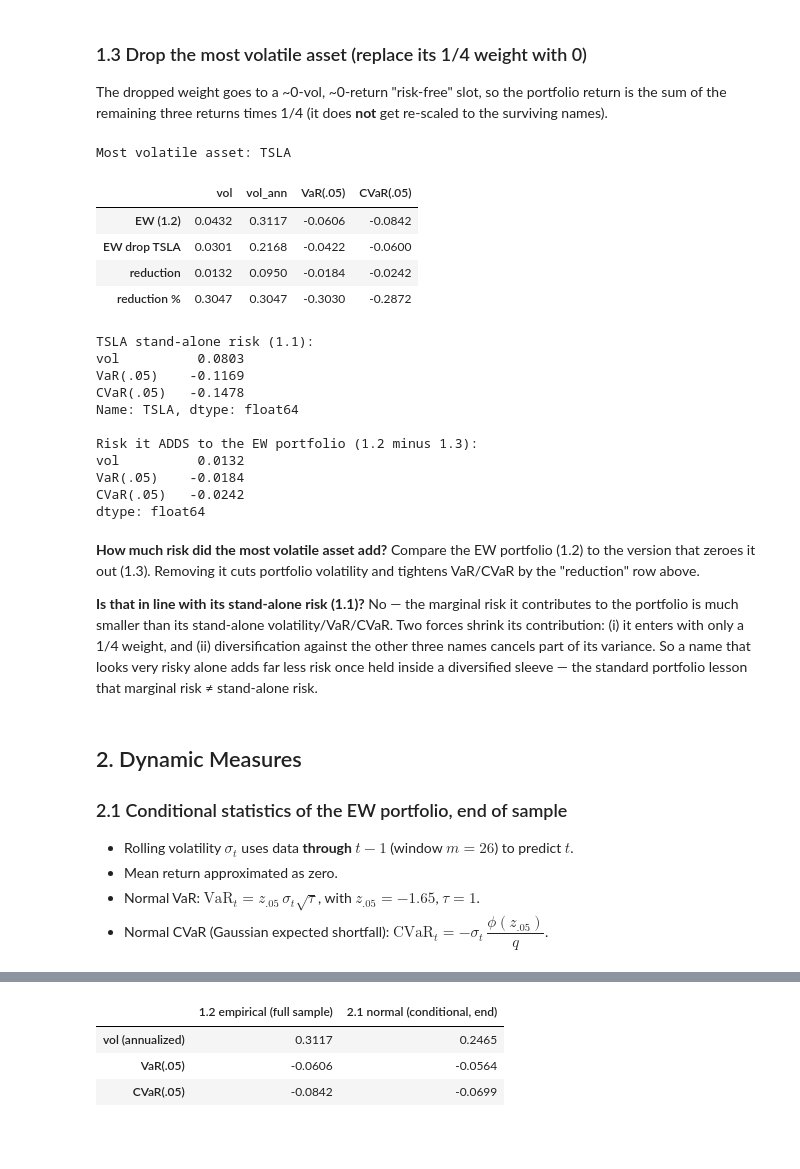
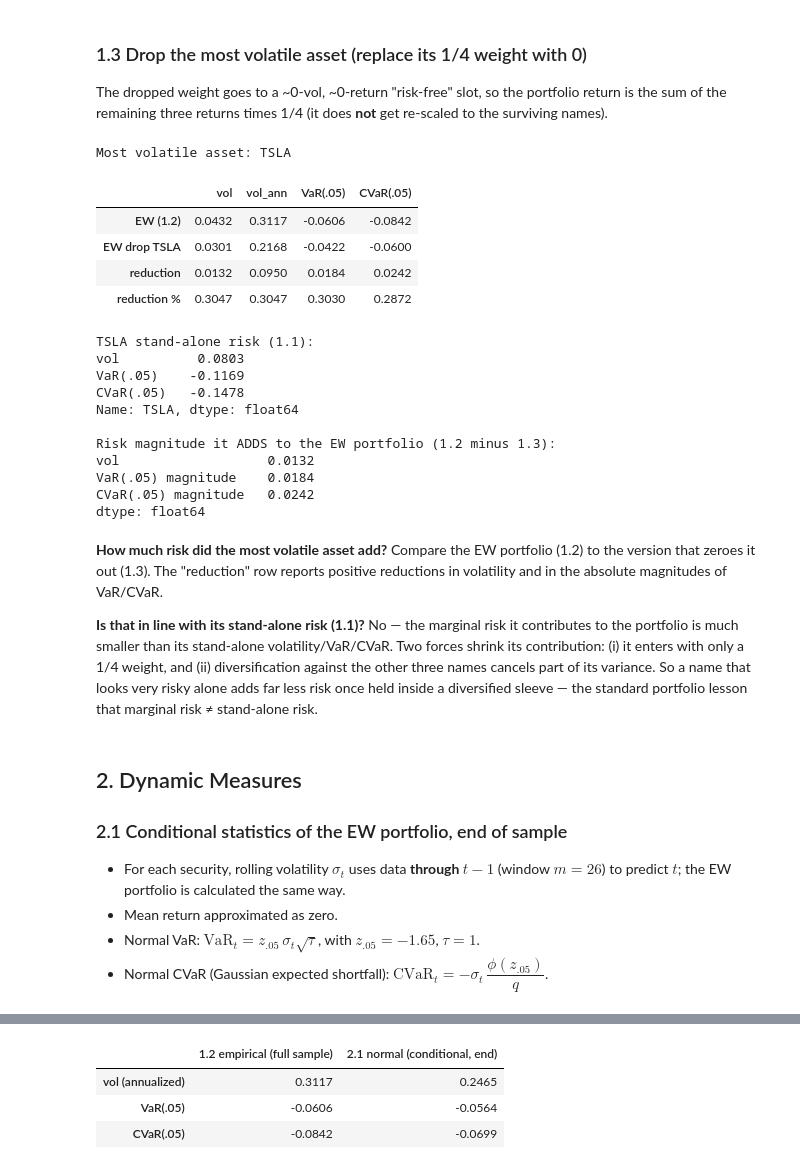
Before and after one commit to calebjyoung27/finm-25000-hw-6, a Jupyter notebook: var-equity-portfolio/var_analysis.ipynb, the cells around one changed output, grey strips where cells are left out. Cells and saved outputs as stored; diff of their text form; code cells hidden in the pictures; blank space fills up the shorter version.

Commit message:
Complete VaR rolling volatility requirements

```diff
--- a/var-equity-portfolio/var_analysis.ipynb
+++ b/var-equity-portfolio/var_analysis.ipynb
@@ -105,27 +105,35 @@ The dropped weight goes to a ~0-vol, ~0-return "risk-free" slot, so the portfoli
 # %%
 most_vol = table["vol"].idxmax()
 keep = [t for t in TICKERS if t != most_vol]
 port3 = rets[keep].sum(axis=1) * 0.25   # dropped weight -> 0
 
 drop_stats = risk_stats(port3).rename(f"EW drop {most_vol}")
 res13 = pd.concat([port_stats.rename("EW (1.2)"), drop_stats], axis=1).T
 res13.loc["reduction"] = res13.loc["EW (1.2)"] - res13.loc[f"EW drop {most_vol}"]
+tail_cols = ["VaR(.05)", "CVaR(.05)"]
+res13.loc["reduction", tail_cols] = (res13.loc["EW (1.2)", tail_cols].abs()
+                                          - res13.loc[f"EW drop {most_vol}", tail_cols].abs())
 res13.loc["reduction %"] = res13.loc["reduction"] / res13.loc["EW (1.2)"].abs()
 print("Most volatile asset:", most_vol)
 res13
 # %% [output]
 Most volatile asset: TSLA
 |  | vol | vol_ann | VaR(.05) | CVaR(.05) |
 | EW (1.2) | 0.0432 | 0.3117 | -0.0606 | -0.0842 |
 | EW drop TSLA | 0.0301 | 0.2168 | -0.0422 | -0.0600 |
-| reduction | 0.0132 | 0.0950 | -0.0184 | -0.0242 |
-| reduction % | 0.3047 | 0.3047 | -0.3030 | -0.2872 |
+| reduction | 0.0132 | 0.0950 | 0.0184 | 0.0242 |
+| reduction % | 0.3047 | 0.3047 | 0.3030 | 0.2872 |
 # %%
 standalone = table.loc[most_vol, ["vol", "VaR(.05)", "CVaR(.05)"]]
 print(f"{most_vol} stand-alone risk (1.1):")
 print(standalone)
-print(f"\nRisk it ADDS to the EW portfolio (1.2 minus 1.3):")
-print((port_stats[["vol", "VaR(.05)", "CVaR(.05)"]] - drop_stats[["vol", "VaR(.05)", "CVaR(.05)"]]))
+risk_added = pd.Series({
+    "vol": port_stats["vol"] - drop_stats["vol"],
+    "VaR(.05) magnitude": abs(port_stats["VaR(.05)"]) - abs(drop_stats["VaR(.05)"]),
+    "CVaR(.05) magnitude": abs(port_stats["CVaR(.05)"]) - abs(drop_stats["CVaR(.05)"]),
+})
+print(f"\nRisk magnitude it ADDS to the EW portfolio (1.2 minus 1.3):")
+print(risk_added)
 # %% [output]
 TSLA stand-alone risk (1.1):
 vol          0.0803
@@ -133,13 +141,13 @@ VaR(.05)    -0.1169
 CVaR(.05)   -0.1478
 Name: TSLA, dtype: float64
 
-Risk it ADDS to the EW portfolio (1.2 minus 1.3):
-vol          0.0132
-VaR(.05)    -0.0184
-CVaR(.05)   -0.0242
+Risk magnitude it ADDS to the EW portfolio (1.2 minus 1.3):
+vol                   0.0132
+VaR(.05) magnitude    0.0184
+CVaR(.05) magnitude   0.0242
 dtype: float64
 # %% [markdown]
-**How much risk did the most volatile asset add?** Compare the EW portfolio (1.2) to the version that zeroes it out (1.3). Removing it cuts portfolio volatility and tightens VaR/CVaR by the "reduction" row above.
+**How much risk did the most volatile asset add?** Compare the EW portfolio (1.2) to the version that zeroes it out (1.3). The "reduction" row reports positive reductions in volatility and in the absolute magnitudes of VaR/CVaR.
 
 **Is that in line with its stand-alone risk (1.1)?** No — the marginal risk it contributes to the portfolio is much smaller than its stand-alone volatility/VaR/CVaR. Two forces shrink its contribution: (i) it enters with only a 1/4 weight, and (ii) diversification against the other three names cancels part of its variance. So a name that looks very risky alone adds far less risk once held inside a diversified sleeve — the standard portfolio lesson that marginal risk ≠ stand-alone risk.
 # %% [markdown]
@@ -147,7 +155,7 @@ dtype: float64
 
 ### 2.1 Conditional statistics of the EW portfolio, end of sample
 
-- Rolling volatility $\sigma_t$ uses data **through $t-1$** (window $m=26$) to predict $t$.
+- For each security, rolling volatility $\sigma_t$ uses data **through $t-1$** (window $m=26$) to predict $t$; the EW portfolio is calculated the same way.
 - Mean return approximated as zero.
 - Normal VaR: $\text{VaR}_t = z_{.05}\,\sigma_t\sqrt{\tau}$, with $z_{.05}=-1.65$, $\tau=1$.
 - Normal CVaR (Gaussian expected shortfall): $\text{CVaR}_t = -\sigma_t\,\dfrac{\phi(z_{.05})}{q}$.
```
Also changed, not shown: parts of 1 cell of this notebook.
